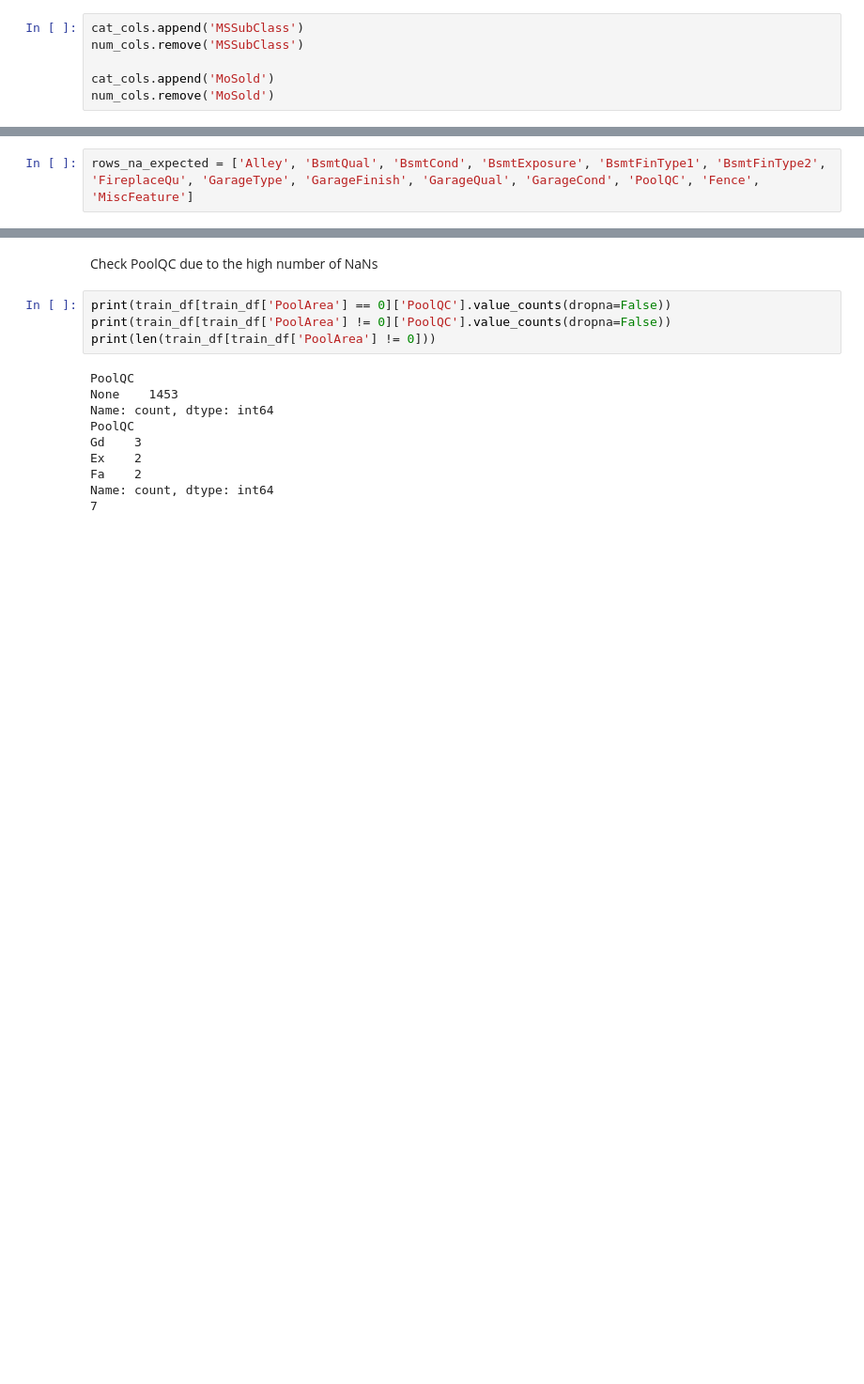
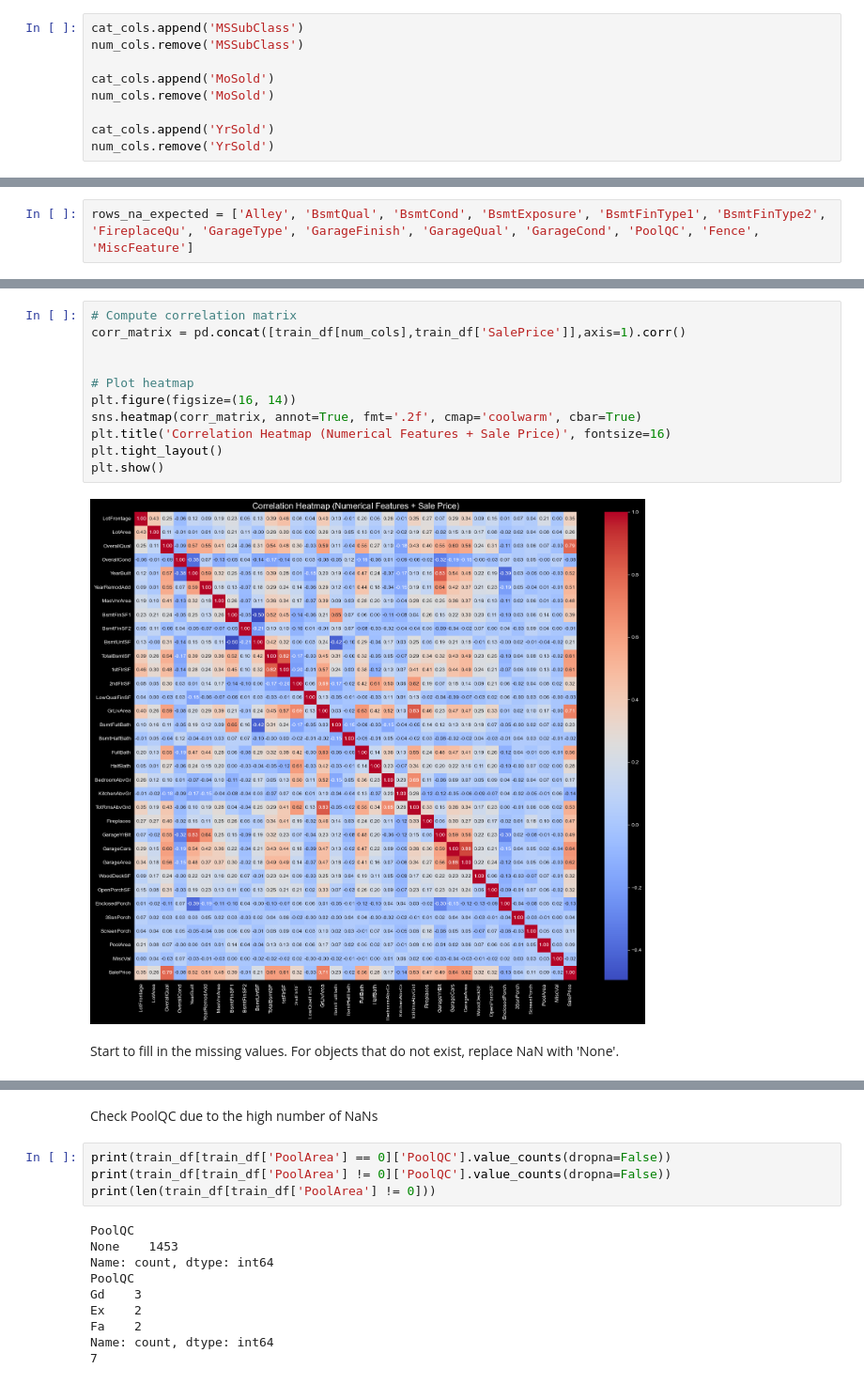
Before and after one commit to robertghennessy/Kaggle-House-Price-Prediction, a Jupyter notebook: Kaggle - Home Prices Regression.ipynb, the cells around one changed output, grey strips where cells are left out. Shown at 94% size. Saved outputs shown, nothing was run; the diff lists cells and outputs as text; blank space fills up the shorter version.

```diff
--- a/Kaggle - Home Prices Regression.ipynb
+++ b/Kaggle - Home Prices Regression.ipynb
@@ -76,6 +99,9 @@ num_cols.remove('MSSubClass')
 
 cat_cols.append('MoSold')
 num_cols.remove('MoSold')
+
+cat_cols.append('YrSold')
+num_cols.remove('YrSold')
 # %% [markdown]
 Remove the Id column
 # %%
@@ -129,3 +325,18 @@ rows_na_expected = ['Alley', 'BsmtQual', 'BsmtCond', 'BsmtExposure', 'BsmtFinTyp
+# %%
+# Compute correlation matrix
+corr_matrix = pd.concat([train_df[num_cols],train_df['SalePrice']],axis=1).corr()
+
+
+# Plot heatmap
+plt.figure(figsize=(16, 14))
+sns.heatmap(corr_matrix, annot=True, fmt='.2f', cmap='coolwarm', cbar=True)
+plt.title('Correlation Heatmap (Numerical Features + Sale Price)', fontsize=16)
+plt.tight_layout()
+plt.show()
+# %% [output]
+[figure, added]
+# %% [markdown]
+Start to fill in the missing values. For objects that do not exist, replace NaN with 'None'.
 # %%
 train_df.loc[train_df['PoolArea'] == 0, 'PoolQC'] = 'None'
 test_df.loc[test_df['PoolArea'] == 0, 'PoolQC'] = 'None'
```
Also changed, not shown: parts of 42 cells of this notebook.
